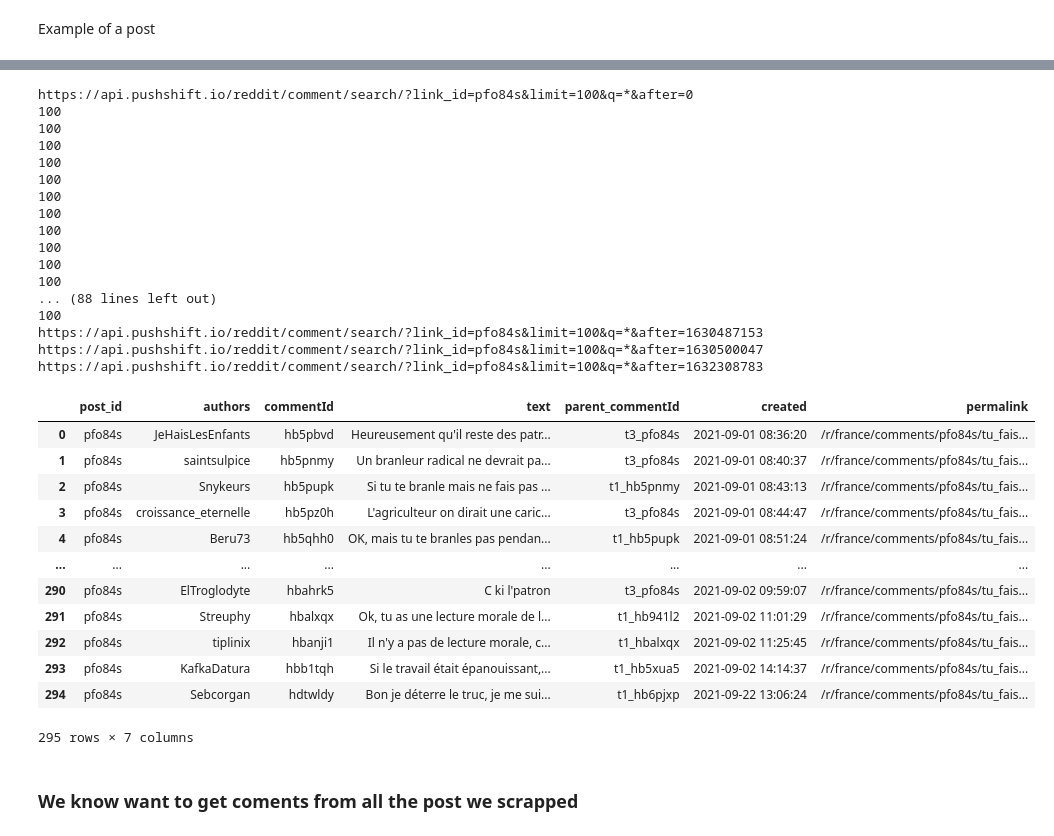
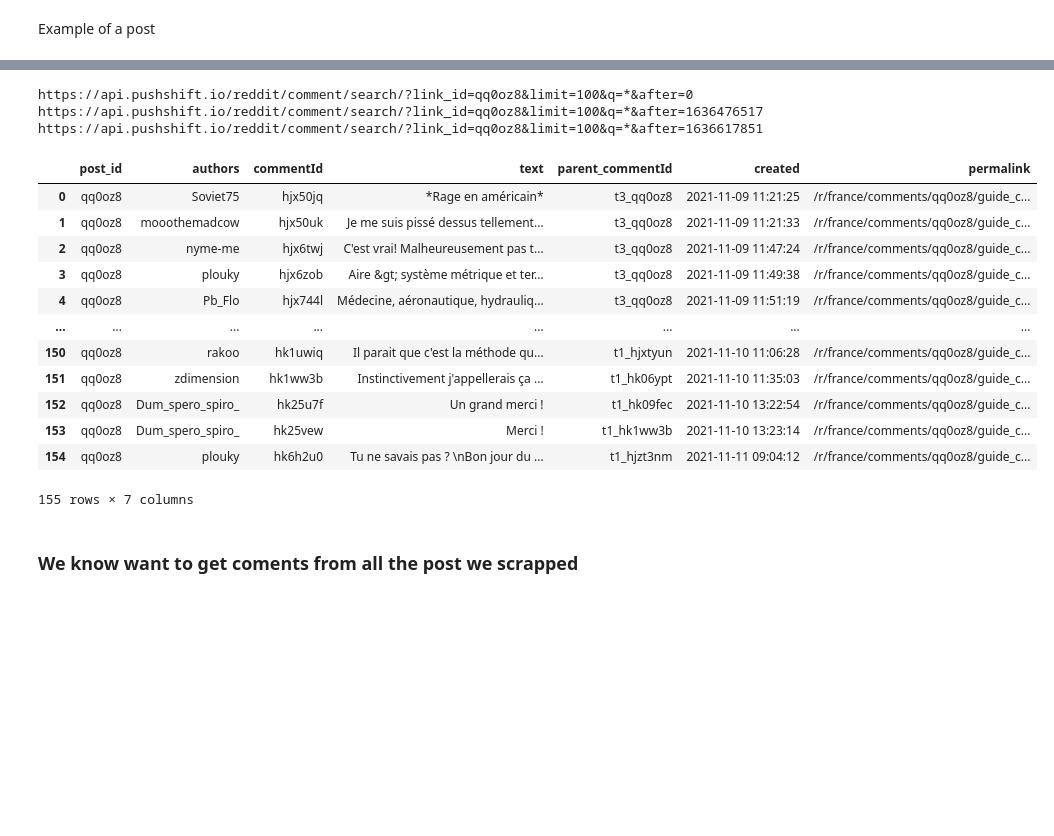
Before and after one commit to mattcln/reddit_france_analysis, a Jupyter notebook: scrapping/reddit_scrap_comments.ipynb, the cells around one changed output, grey strips where cells are left out. Saved outputs shown, nothing was run; the diff lists cells and outputs as text; code cells hidden in the pictures; blank space fills up the shorter version.

```diff
--- a/scrapping/reddit_scrap_comments.ipynb
+++ b/scrapping/reddit_scrap_comments.ipynb
@@ -28,6 +43,11 @@ def get_pushshift_data(link_id, after = 0, limit = 100) -> dict():
         else:
             time.sleep(1)
             nb_try = 0
+            #Si on a eu une erreur status code 429, on risque d'être ban pour 1h. See https://www.reddit.com/r/pushshift/comments/uhjzvd/temporary_banning_of_ips_with_high_rates_of_429s/
+            if r.status_code == 429:
+                print("I had a 429 status code. I'm waiting 3 seconds.")
+                time.sleep(3)
+
             while r.status_code != 200 | nb_try < 5:
                 URL = 'https://api.pushshift.io/reddit/comment/search/?link_id='+str(link_id)+'&limit='+str(limit)+'&q=*'
                 print(URL)
@@ -103,38 +123,24 @@ def collect_all_comments(link_id):
 
     return pd.DataFrame(rows_list, columns=columns)
 # %%
-collect_all_comments('pfo84s')
+collect_all_comments('qq0oz8')
 # %% [output]
-https://api.pushshift.io/reddit/comment/search/?link_id=pfo84s&limit=100&q=*&after=0
-100
-100
-100
-100
-100
-100
-100
-100
-100
-100
-100
-... (88 lines left out)
-100
-https://api.pushshift.io/reddit/comment/search/?link_id=pfo84s&limit=100&q=*&after=1630487153
-https://api.pushshift.io/reddit/comment/search/?link_id=pfo84s&limit=100&q=*&after=1630500047
-https://api.pushshift.io/reddit/comment/search/?link_id=pfo84s&limit=100&q=*&after=1632308783
+https://api.pushshift.io/reddit/comment/search/?link_id=qq0oz8&limit=100&q=*&after=0
+https://api.pushshift.io/reddit/comment/search/?link_id=qq0oz8&limit=100&q=*&after=1636476517
+https://api.pushshift.io/reddit/comment/search/?link_id=qq0oz8&limit=100&q=*&after=1636617851
 |  | post_id | authors | commentId | text | parent_commentId | created | permalink |
-| 0 | pfo84s | JeHaisLesEnfants | hb5pbvd | Heureusement qu'il reste des patr... | t3_pfo84s | 2021-09-01 08:36:20 | /r/france/comments/pfo84s/tu_fais... |
-| 1 | pfo84s | saintsulpice | hb5pnmy | Un branleur radical ne devrait pa... | t3_pfo84s | 2021-09-01 08:40:37 | /r/france/comments/pfo84s/tu_fais... |
-| 2 | pfo84s | Snykeurs | hb5pupk | Si tu te branle mais ne fais pas ... | t1_hb5pnmy | 2021-09-01 08:43:13 | /r/france/comments/pfo84s/tu_fais... |
-| 3 | pfo84s | croissance_eternelle | hb5pz0h | L'agriculteur on dirait une caric... | t3_pfo84s | 2021-09-01 08:44:47 | /r/france/comments/pfo84s/tu_fais... |
-| 4 | pfo84s | Beru73 | hb5qhh0 | OK, mais tu te branles pas pendan... | t1_hb5pupk | 2021-09-01 08:51:24 | /r/france/comments/pfo84s/tu_fais... |
+| 0 | qq0oz8 | Soviet75 | hjx50jq | *Rage en américain* | t3_qq0oz8 | 2021-11-09 11:21:25 | /r/france/comments/qq0oz8/guide_c... |
+| 1 | qq0oz8 | mooothemadcow | hjx50uk | Je me suis pissé dessus tellement... | t3_qq0oz8 | 2021-11-09 11:21:33 | /r/france/comments/qq0oz8/guide_c... |
+| 2 | qq0oz8 | nyme-me | hjx6twj | C'est vrai! Malheureusement pas t... | t3_qq0oz8 | 2021-11-09 11:47:24 | /r/france/comments/qq0oz8/guide_c... |
+| 3 | qq0oz8 | plouky | hjx6zob | Aire &gt; système métrique et ter... | t3_qq0oz8 | 2021-11-09 11:49:38 | /r/france/comments/qq0oz8/guide_c... |
+| 4 | qq0oz8 | Pb_Flo | hjx744l | Médecine, aéronautique, hydrauliq... | t3_qq0oz8 | 2021-11-09 11:51:19 | /r/france/comments/qq0oz8/guide_c... |
 | ... | ... | ... | ... | ... | ... | ... | ... |
-| 290 | pfo84s | ElTroglodyte | hbahrk5 | C ki l'patron | t3_pfo84s | 2021-09-02 09:59:07 | /r/france/comments/pfo84s/tu_fais... |
-| 291 | pfo84s | Streuphy | hbalxqx | Ok, tu as une lecture morale de l... | t1_hb941l2 | 2021-09-02 11:01:29 | /r/france/comments/pfo84s/tu_fais... |
-| 292 | pfo84s | tiplinix | hbanji1 | Il n'y a pas de lecture morale, c... | t1_hbalxqx | 2021-09-02 11:25:45 | /r/france/comments/pfo84s/tu_fais... |
-| 293 | pfo84s | KafkaDatura | hbb1tqh | Si le travail était épanouissant,... | t1_hb5xua5 | 2021-09-02 14:14:37 | /r/france/comments/pfo84s/tu_fais... |
-| 294 | pfo84s | Sebcorgan | hdtwldy | Bon je déterre le truc, je me sui... | t1_hb6pjxp | 2021-09-22 13:06:24 | /r/france/comments/pfo84s/tu_fais... |
+| 150 | qq0oz8 | rakoo | hk1uwiq | Il parait que c'est la méthode qu... | t1_hjxtyun | 2021-11-10 11:06:28 | /r/france/comments/qq0oz8/guide_c... |
+| 151 | qq0oz8 | zdimension | hk1ww3b | Instinctivement j'appellerais ça ... | t1_hk06ypt | 2021-11-10 11:35:03 | /r/france/comments/qq0oz8/guide_c... |
+| 152 | qq0oz8 | Dum_spero_spiro_ | hk25u7f | Un grand merci ! | t1_hk09fec | 2021-11-10 13:22:54 | /r/france/comments/qq0oz8/guide_c... |
+| 153 | qq0oz8 | Dum_spero_spiro_ | hk25vew | Merci ! | t1_hk1ww3b | 2021-11-10 13:23:14 | /r/france/comments/qq0oz8/guide_c... |
+| 154 | qq0oz8 | plouky | hk6h2u0 | Tu ne savais pas ? \nBon jour du ... | t1_hjzt3nm | 2021-11-11 09:04:12 | /r/france/comments/qq0oz8/guide_c... |
-295 rows × 7 columns
+155 rows × 7 columns
 # %% [markdown]
 ### We know want to get coments from all the post we scrapped
 # %%
```
Also changed, not shown: parts of 9 cells of this notebook, 10 other files.
